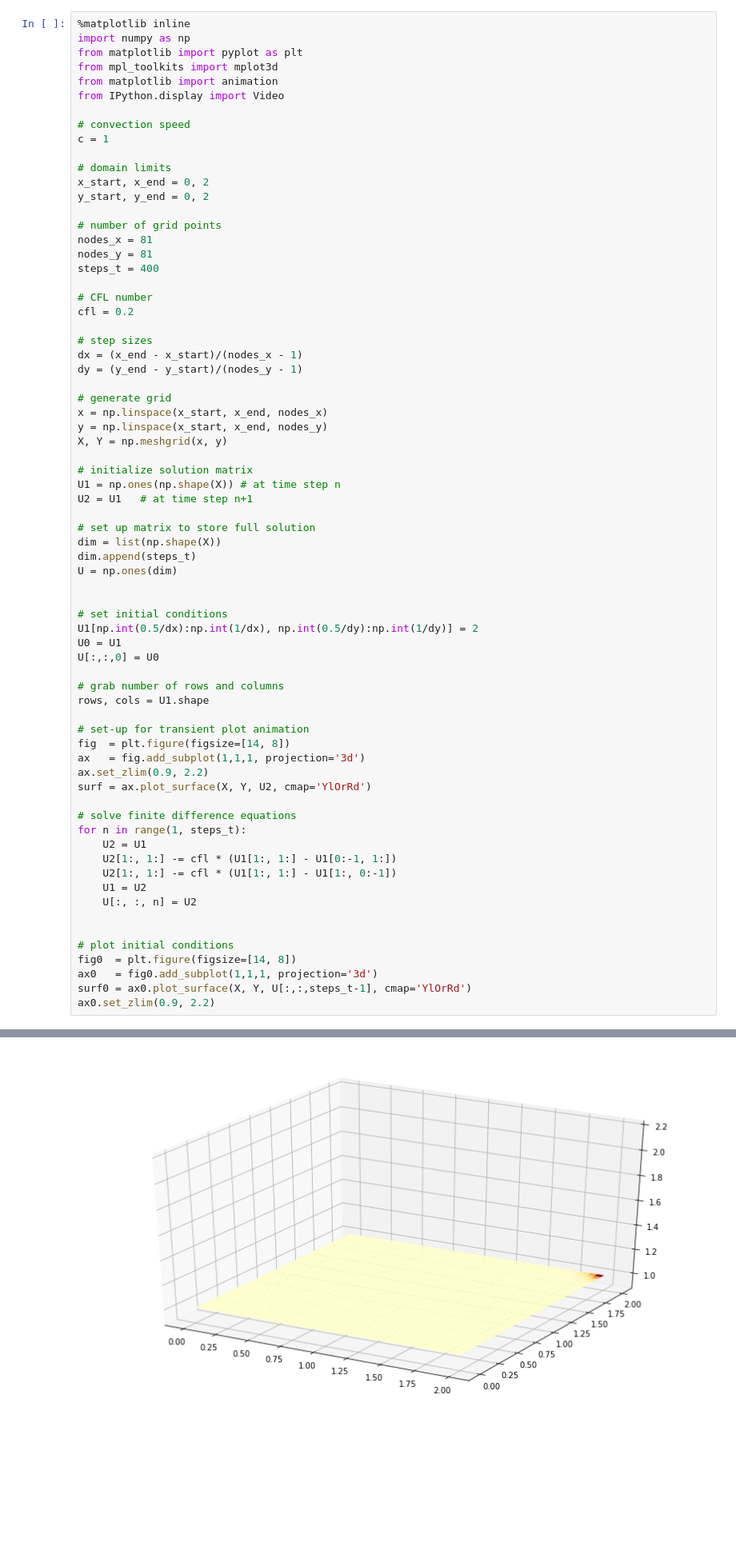
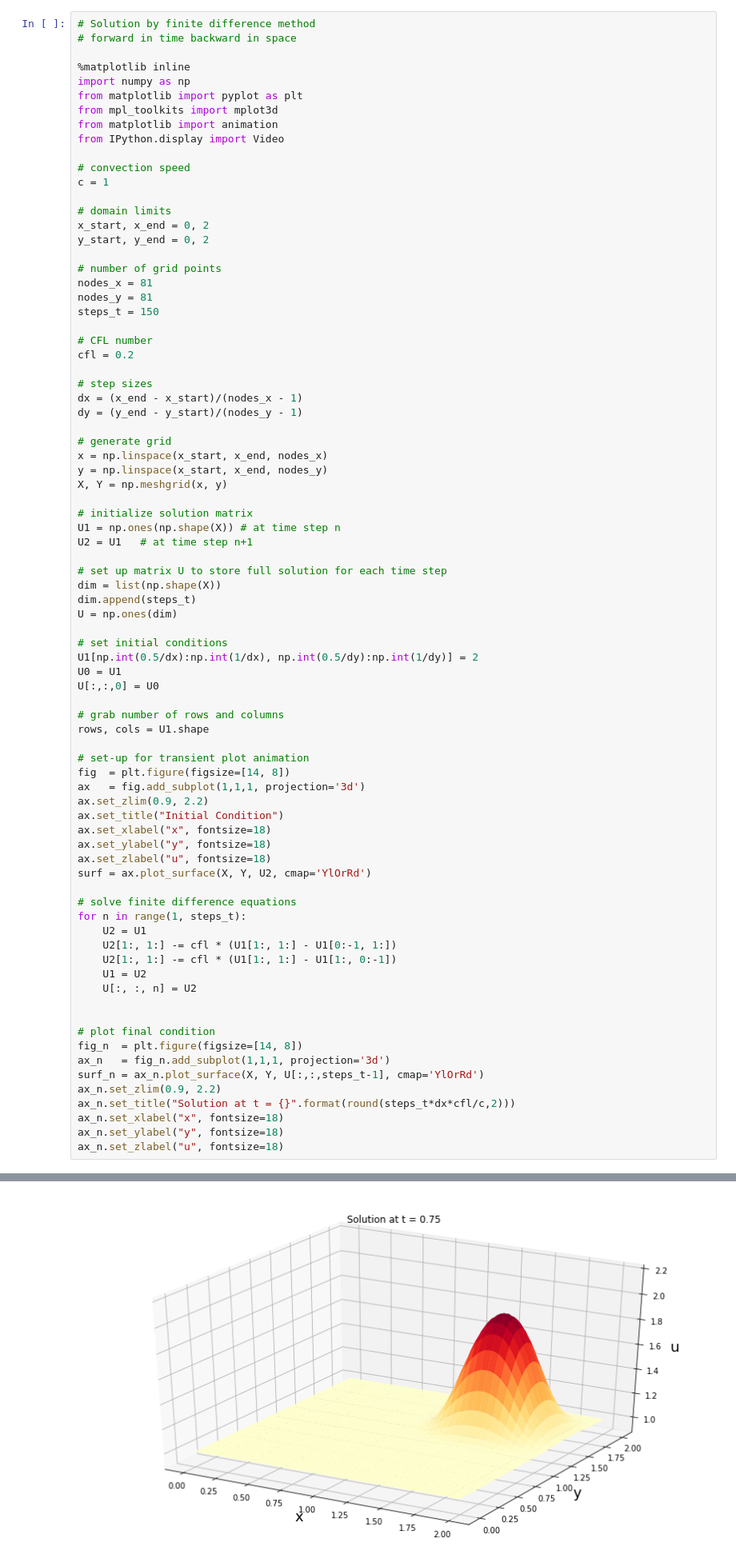
Before and after one commit to bharath-kamath705/CFD, a Jupyter notebook: 2D_Linear_Convection.ipynb, the cells around one changed output, grey strips where cells are left out. Shown at 80% size. Cells and saved outputs as stored; diff of their text form; blank space fills up the shorter version.

Commit message:
Added descriptions and plot labels

```diff
--- a/2D_Linear_Convection.ipynb
+++ b/2D_Linear_Convection.ipynb
@@ -1,4 +17,7 @@
 # %%
+# Solution by finite difference method
+# forward in time backward in space
+
 %matplotlib inline
 import numpy as np
 from matplotlib import pyplot as plt
@@ -16,7 +35,7 @@ y_start, y_end = 0, 2
 # number of grid points
 nodes_x = 81
 nodes_y = 81
-steps_t = 400
+steps_t = 150
 
 # CFL number
 cfl = 0.2
@@ -34,11 +53,10 @@ X, Y = np.meshgrid(x, y)
 U1 = np.ones(np.shape(X)) # at time step n
 U2 = U1   # at time step n+1
 
-# set up matrix to store full solution
+# set up matrix U to store full solution for each time step
 dim = list(np.shape(X))
 dim.append(steps_t)
 U = np.ones(dim)
-
 
 # set initial conditions
 U1[np.int(0.5/dx):np.int(1/dx), np.int(0.5/dy):np.int(1/dy)] = 2
@@ -52,6 +70,10 @@ rows, cols = U1.shape
 fig  = plt.figure(figsize=[14, 8])
 ax   = fig.add_subplot(1,1,1, projection='3d')
 ax.set_zlim(0.9, 2.2)
+ax.set_title("Initial Condition")
+ax.set_xlabel("x", fontsize=18)
+ax.set_ylabel("y", fontsize=18)
+ax.set_zlabel("u", fontsize=18)
 surf = ax.plot_surface(X, Y, U2, cmap='YlOrRd')
 
 # solve finite difference equations
@@ -63,9 +85,13 @@ for n in range(1, steps_t):
     U[:, :, n] = U2
 
 
-# plot initial conditions
-fig0  = plt.figure(figsize=[14, 8])
-ax0   = fig0.add_subplot(1,1,1, projection='3d')
-surf0 = ax0.plot_surface(X, Y, U[:,:,steps_t-1], cmap='YlOrRd')
-ax0.set_zlim(0.9, 2.2)
+# plot final condition
+fig_n  = plt.figure(figsize=[14, 8])
+ax_n   = fig_n.add_subplot(1,1,1, projection='3d')
+surf_n = ax_n.plot_surface(X, Y, U[:,:,steps_t-1], cmap='YlOrRd')
+ax_n.set_zlim(0.9, 2.2)
+ax_n.set_title("Solution at t = {}".format(round(steps_t*dx*cfl/c,2)))
+ax_n.set_xlabel("x", fontsize=18)
+ax_n.set_ylabel("y", fontsize=18)
+ax_n.set_zlabel("u", fontsize=18)
 # %% [output]
@@ -74,2 +100,2 @@ ax0.set_zlim(0.9, 2.2)
-[figure, old version]
+[figure, new version]
 # %%
```
Also changed, not shown: parts of 6 cells of this notebook.
